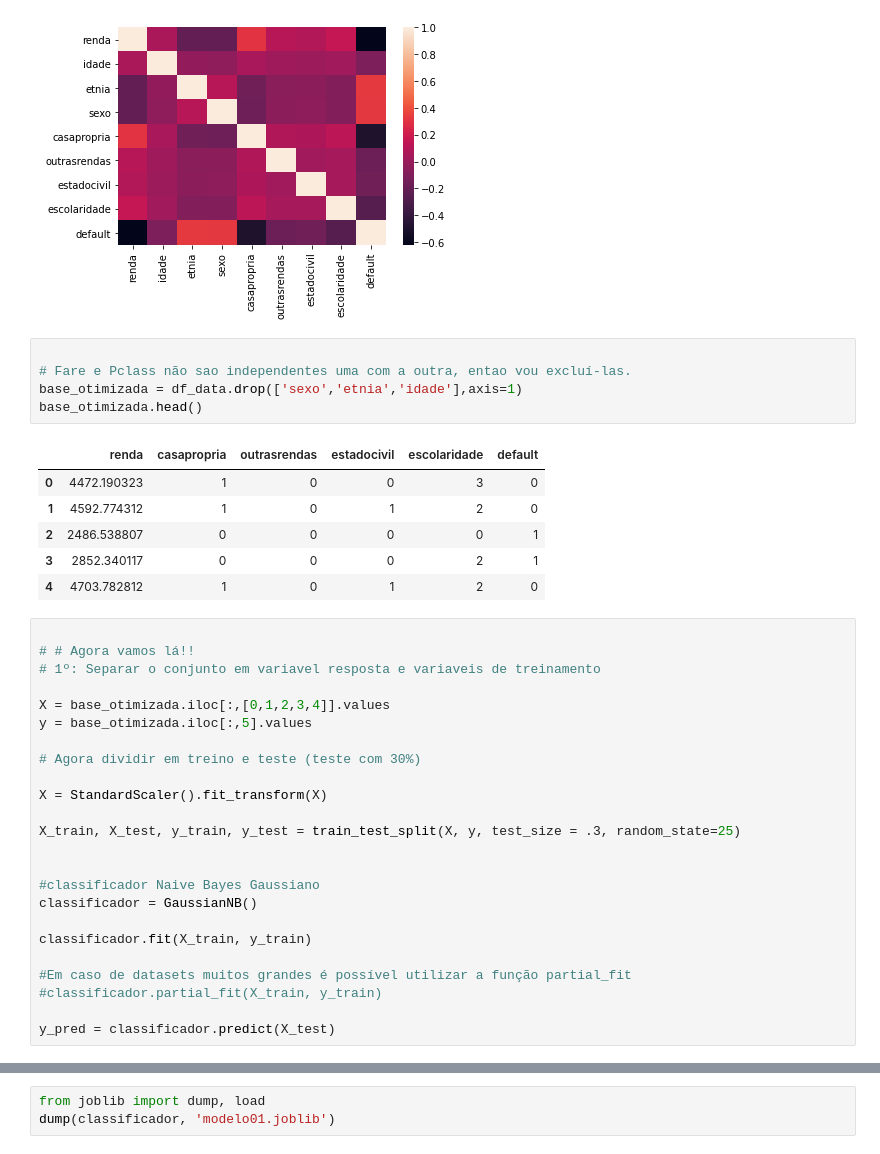
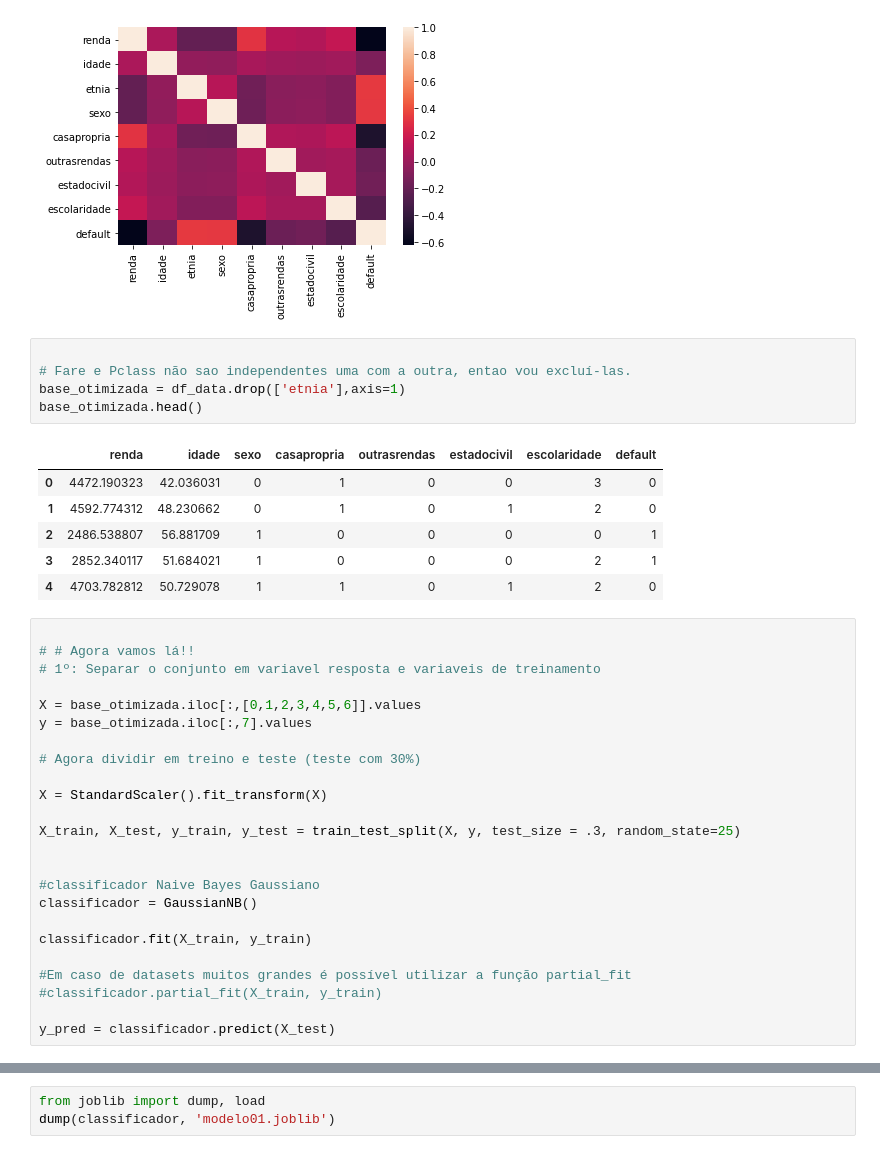
Before and after one commit to MBAThreeRocks/plataformas-cognitivas-docker, a Jupyter notebook: Modelo_01_Bayes.ipynb, the cells around one changed output, grey strips where cells are left out. Drawn from its saved outputs; the diff is of its cells as text.

Commit message:
update model bayes without etnia

```diff
--- a/Modelo_01_Bayes.ipynb
+++ b/Modelo_01_Bayes.ipynb
@@ -70,22 +70,22 @@ sb.heatmap(df_data.corr())
 # %%
 
 # Fare e Pclass não sao independentes uma com a outra, entao vou excluí-las.
-base_otimizada = df_data.drop(['sexo','etnia','idade'],axis=1)
+base_otimizada = df_data.drop(['etnia'],axis=1)
 base_otimizada.head()
 # %% [output]
-|  | renda | casapropria | outrasrendas | estadocivil | escolaridade | default |
-| 0 | 4472.190323 | 1 | 0 | 0 | 3 | 0 |
-| 1 | 4592.774312 | 1 | 0 | 1 | 2 | 0 |
-| 2 | 2486.538807 | 0 | 0 | 0 | 0 | 1 |
-| 3 | 2852.340117 | 0 | 0 | 0 | 2 | 1 |
-| 4 | 4703.782812 | 1 | 0 | 1 | 2 | 0 |
+|  | renda | idade | sexo | casapropria | outrasrendas | estadocivil | escolaridade | default |
+| 0 | 4472.190323 | 42.036031 | 0 | 1 | 0 | 0 | 3 | 0 |
+| 1 | 4592.774312 | 48.230662 | 0 | 1 | 0 | 1 | 2 | 0 |
+| 2 | 2486.538807 | 56.881709 | 1 | 0 | 0 | 0 | 0 | 1 |
+| 3 | 2852.340117 | 51.684021 | 1 | 0 | 0 | 0 | 2 | 1 |
+| 4 | 4703.782812 | 50.729078 | 1 | 1 | 0 | 1 | 2 | 0 |
 # %%
 
 # # Agora vamos lá!!
 # 1º: Separar o conjunto em variavel resposta e variaveis de treinamento
 
-X = base_otimizada.iloc[:,[0,1,2,3,4]].values
-y = base_otimizada.iloc[:,5].values
+X = base_otimizada.iloc[:,[0,1,2,3,4,5,6]].values
+y = base_otimizada.iloc[:,7].values
 
 # Agora dividir em treino e teste (teste com 30%)
 
```
Also changed, not shown: parts of 2 cells of this notebook.
